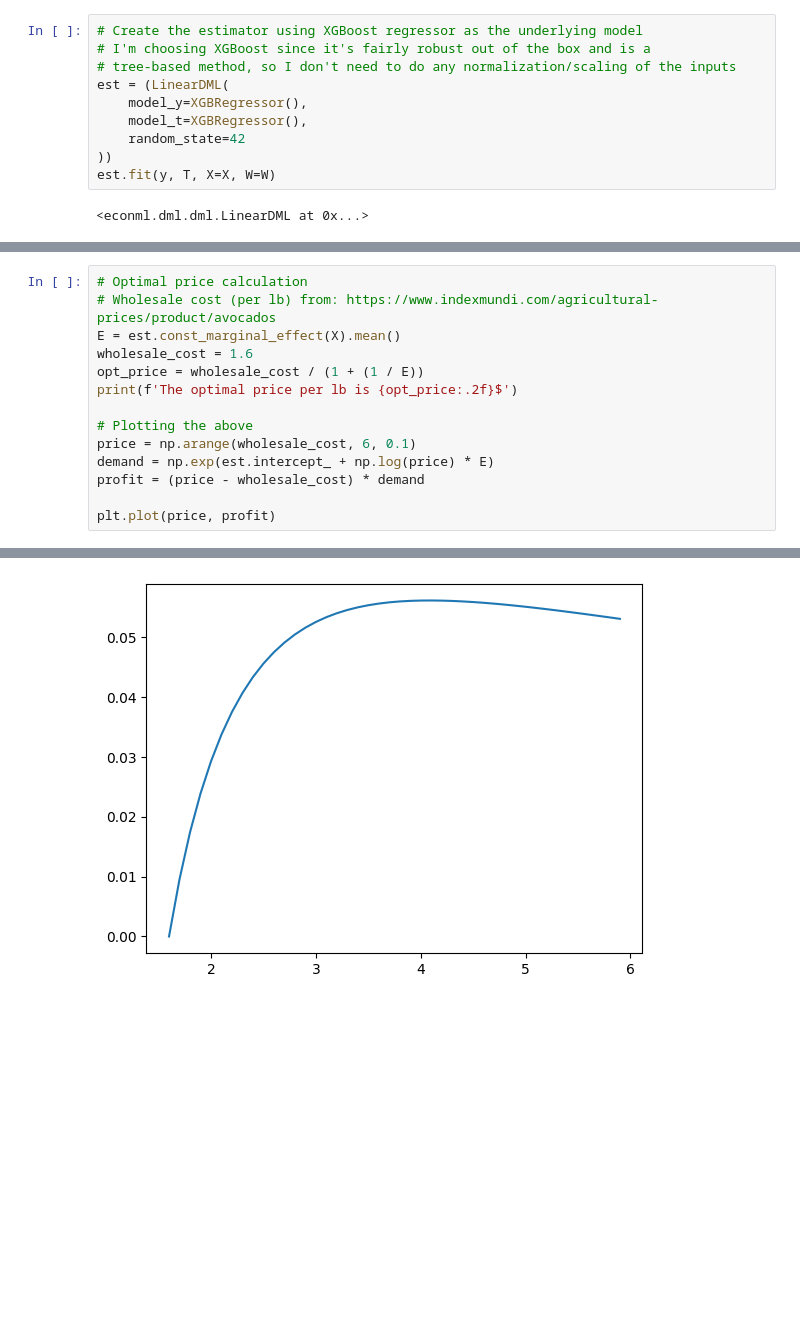
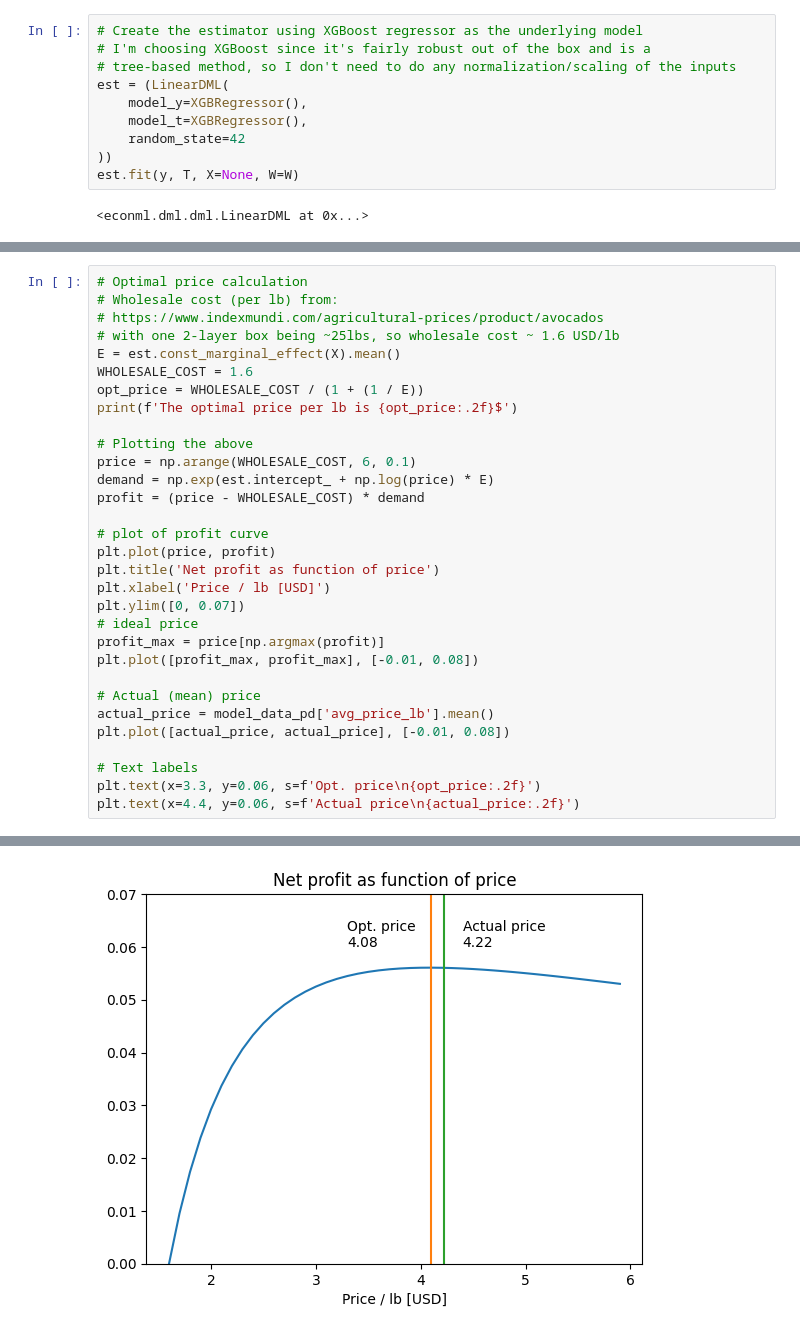
Before and after one commit to peters92/m_case_study, a Jupyter notebook: case_study.ipynb, the cells around one changed output, grey strips where cells are left out. Drawn from its saved outputs; the diff is of its cells as text; blank space fills up the shorter version.

```diff
--- a/case_study.ipynb
+++ b/case_study.ipynb
@@ -189,6 +189,6 @@ est = (LinearDML(
     model_t=XGBRegressor(),
     random_state=42
 ))
-est.fit(y, T, X=X, W=W)
+est.fit(y, T, X=None, W=W)
 # %% [output]
 <econml.dml.dml.LinearDML at 0x...>
@@ -199,16 +200,33 @@ est.const_marginal_effect(X).mean()
 # %%
 # Optimal price calculation
-# Wholesale cost (per lb) from: https://www.indexmundi.com/agricultural-prices/product/avocados
+# Wholesale cost (per lb) from:
+# https://www.indexmundi.com/agricultural-prices/product/avocados
+# with one 2-layer box being ~25lbs, so wholesale cost ~ 1.6 USD/lb
 E = est.const_marginal_effect(X).mean()
-wholesale_cost = 1.6
-opt_price = wholesale_cost / (1 + (1 / E))
+WHOLESALE_COST = 1.6
+opt_price = WHOLESALE_COST / (1 + (1 / E))
 print(f'The optimal price per lb is {opt_price:.2f}$')
 
 # Plotting the above
-price = np.arange(wholesale_cost, 6, 0.1)
+price = np.arange(WHOLESALE_COST, 6, 0.1)
 demand = np.exp(est.intercept_ + np.log(price) * E)
-profit = (price - wholesale_cost) * demand
+profit = (price - WHOLESALE_COST) * demand
 
+# plot of profit curve
 plt.plot(price, profit)
+plt.title('Net profit as function of price')
+plt.xlabel('Price / lb [USD]')
+plt.ylim([0, 0.07])
+# ideal price
+profit_max = price[np.argmax(profit)]
+plt.plot([profit_max, profit_max], [-0.01, 0.08])
+
+# Actual (mean) price
+actual_price = model_data_pd['avg_price_lb'].mean()
+plt.plot([actual_price, actual_price], [-0.01, 0.08])
+
+# Text labels
+plt.text(x=3.3, y=0.06, s=f'Opt. price\n{opt_price:.2f}')
+plt.text(x=4.4, y=0.06, s=f'Actual price\n{actual_price:.2f}')
 # %% [output]
 The optimal price per lb is 4.08$
@@ -216 +234 @@ The optimal price per lb is 4.08$
-[figure, old version]
+[figure, new version]
```
Also changed, not shown: parts of 11 cells of this notebook, 1 other file.
